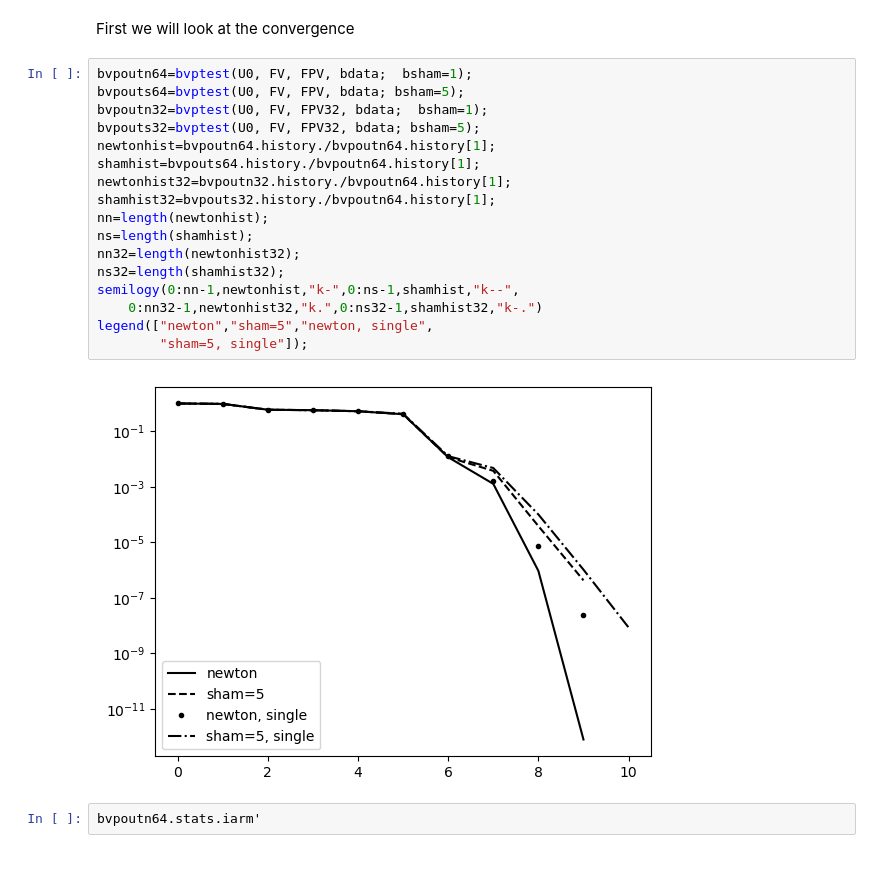
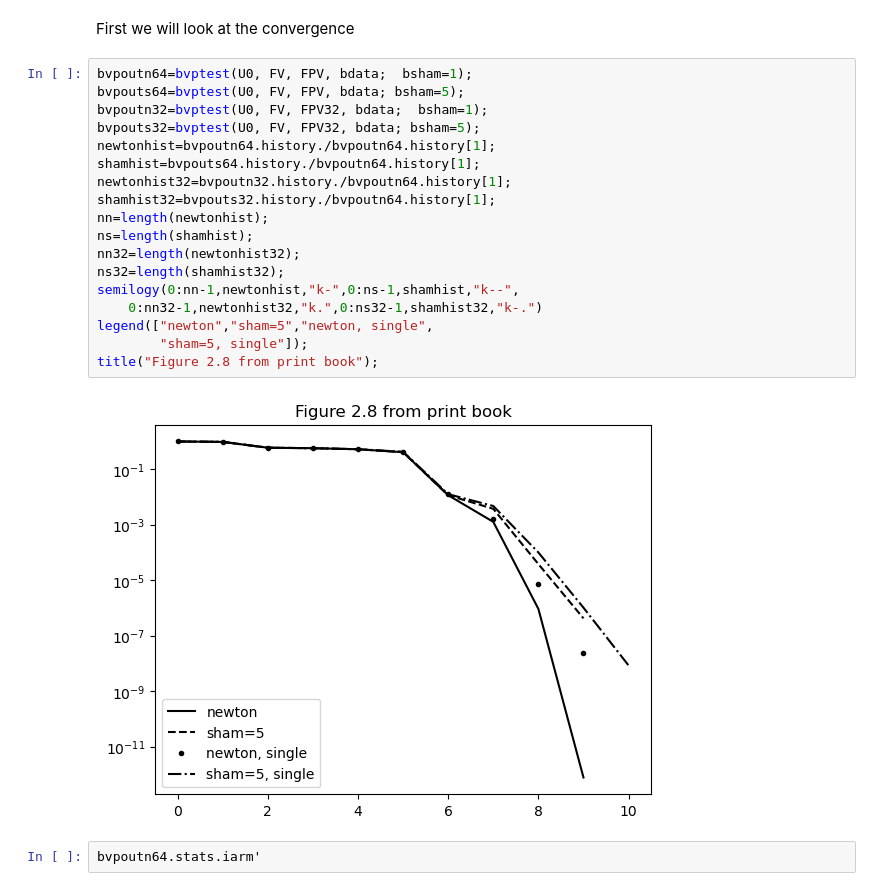
Before and after one commit to ctkelley/NotebookSIAMFANL, a Jupyter notebook: SIAMFANLCh2s.ipynb, the cells around one changed output. Drawn from its saved outputs; the diff is of its cells as text; blank space fills up the shorter version.

```diff
--- a/SIAMFANLCh2s.ipynb
+++ b/SIAMFANLCh2s.ipynb
@@ -398,22 +398,23 @@ First we will look at the convergence
 # %%
 bvpoutn64=bvptest(U0, FV, FPV, bdata;  bsham=1);
 bvpouts64=bvptest(U0, FV, FPV, bdata; bsham=5);
 bvpoutn32=bvptest(U0, FV, FPV32, bdata;  bsham=1);
 bvpouts32=bvptest(U0, FV, FPV32, bdata; bsham=5);
 newtonhist=bvpoutn64.history./bvpoutn64.history[1];
 shamhist=bvpouts64.history./bvpoutn64.history[1];
 newtonhist32=bvpoutn32.history./bvpoutn64.history[1];
 shamhist32=bvpouts32.history./bvpoutn64.history[1];
 nn=length(newtonhist);
 ns=length(shamhist);
 nn32=length(newtonhist32);
 ns32=length(shamhist32);
 semilogy(0:nn-1,newtonhist,"k-",0:ns-1,shamhist,"k--",
     0:nn32-1,newtonhist32,"k.",0:ns32-1,shamhist32,"k-.")
 legend(["newton","sham=5","newton, single",
         "sham=5, single"]);
+title("Figure 2.8 from print book");
 # %% [output]
-[figure, old version]
+[figure, new version]
 # %%
 bvpoutn64.stats.iarm'
 # %% [output]
```
Also changed, not shown: parts of 7 cells of this notebook, 2 other files.
